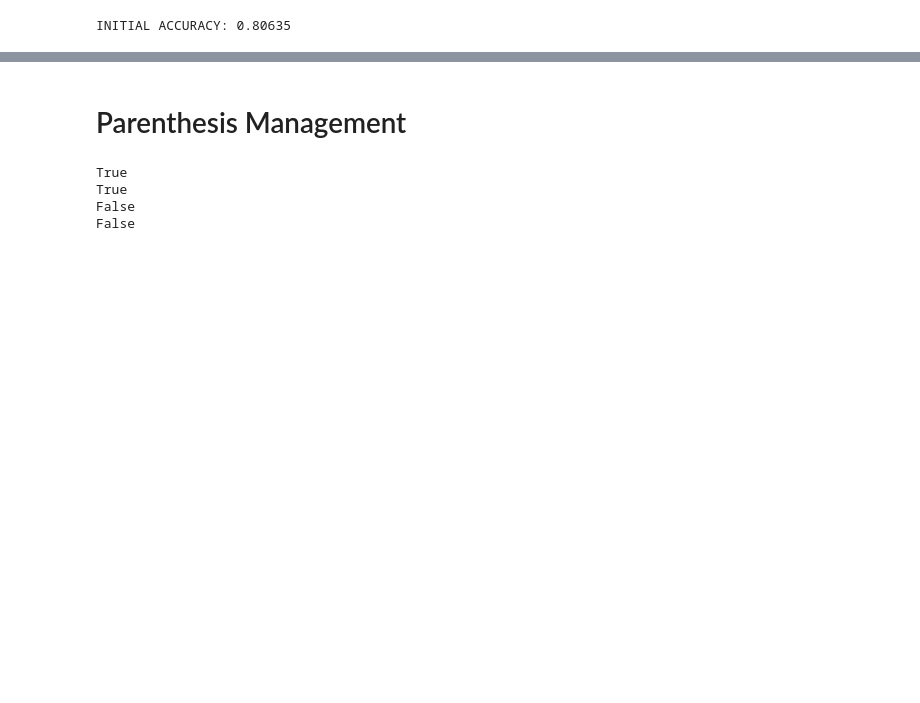
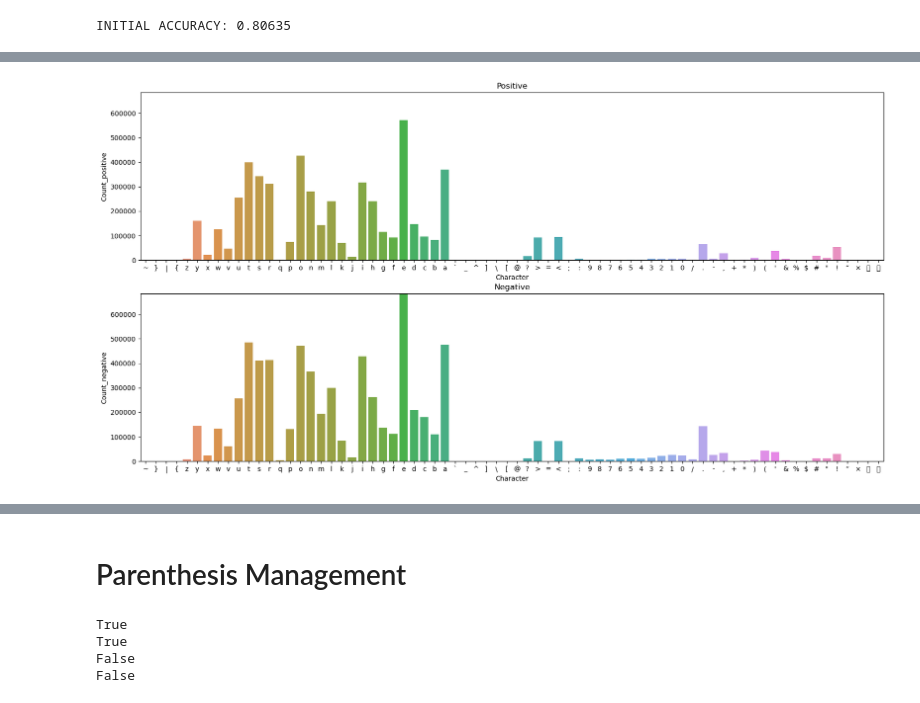
Before and after one commit to CS-433/ml-project-2-big-three, a Jupyter notebook: preprocessing.ipynb, the cells around one changed output, grey strips where cells are left out. Saved outputs shown, nothing was run; the diff lists cells and outputs as text; code cells hidden in the pictures; blank space fills up the shorter version.

```diff
--- a/preprocessing.ipynb
+++ b/preprocessing.ipynb
@@ -111,0 +106,14 @@ INITIAL ACCURACY: 0.80635
+# %%
+# Merge the two dataframes on the 'Character' column
+merged_df = pd.merge(positive_df, negative_df, on='Character', how='outer', suffixes=('_positive', '_negative'))
+
+# Replace NaN with 0
+merged_df.fillna(0, inplace=True)
+
+# Split the merged dataframe back into positive_df and negative_df
+positive_df = merged_df[['Character', 'Count_positive']].rename(columns={'Count_positive': 'Count'})
+negative_df = merged_df[['Character', 'Count_negative']].rename(columns={'Count_negative': 'Count'})
+
+# Sort the dataframes
+positive_df.sort_values('Character', ascending=False, inplace=True)
+negative_df.sort_values('Character', ascending=False, inplace=True)
@@ -111,0 +136,27 @@ INITIAL ACCURACY: 0.80635
+# %%
+#Plot the characters for positive labels vs negative labels
+
+
+# Set up a grid of plots
+fig, axes = plt.subplots(nrows=2, figsize=(20, 10))
+
+# Plot positive labels
+sns.barplot(x='Character', y='Count_positive', data=merged_df, ax=axes[0]).set_title('Positive')
+
+# Plot negative labels
+sns.barplot(x='Character', y='Count_negative', data=merged_df, ax=axes[1]).set_title('Negative')
+
+# Get the maximum y value among both dataframes
+max_y = max(merged_df['Count_positive'].max(), merged_df['Count_negative'].max())
+
+# Set the same y limit for both subplots
+axes[0].set_ylim([0, max_y])
+axes[1].set_ylim([0, max_y])
+
+# Remove horizontal space between axes
+plt.subplots_adjust(wspace=0.5)
+
+# Show the plot
+plt.show()
+# %% [output]
+[figure, added]
```
Also changed, not shown: parts of 27 cells of this notebook, 1 other file.
